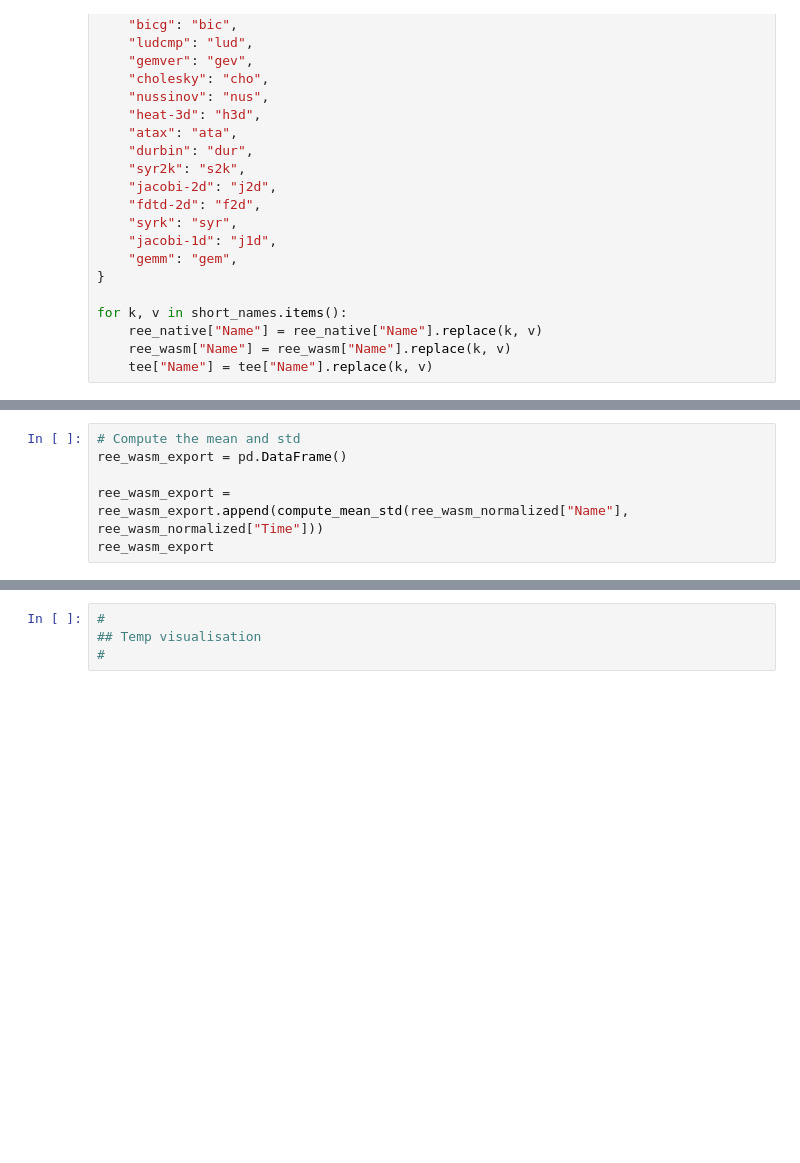
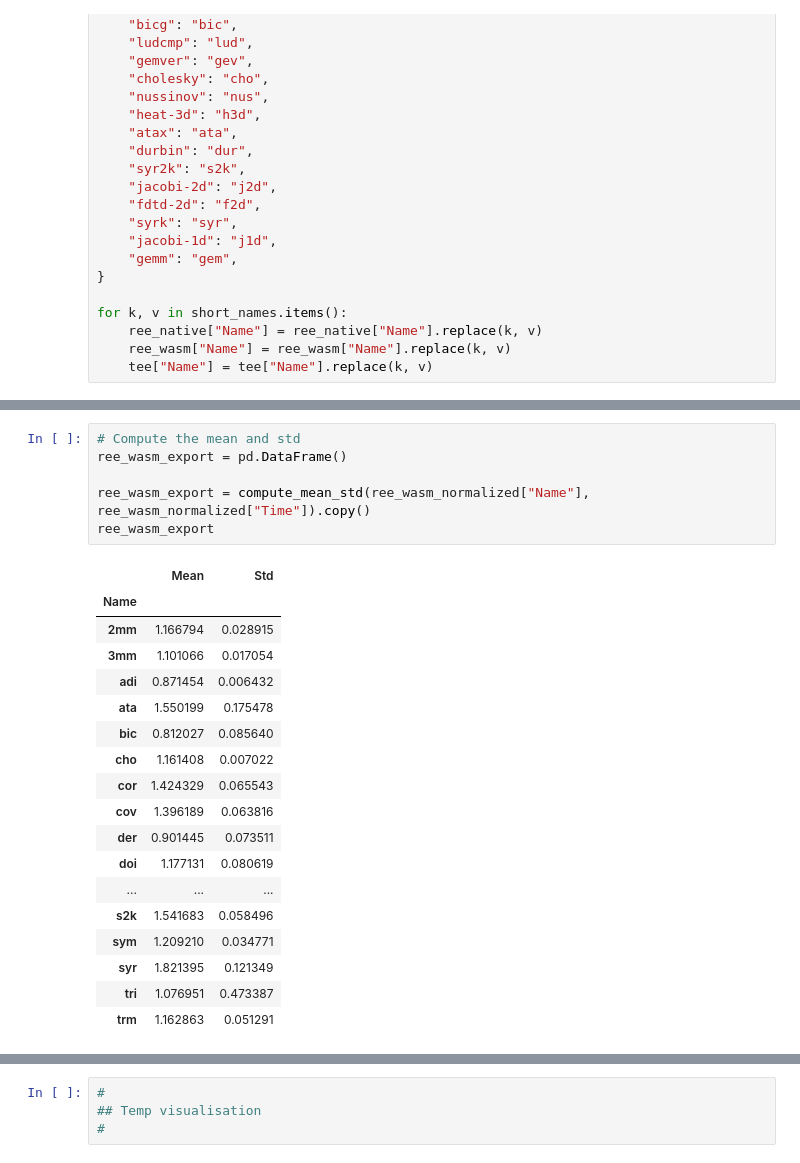
Before and after one commit to idlab-discover/watz, a Jupyter notebook: benchmarks/polybench/polybench_analysis.ipynb, the cells around one changed output, grey strips where cells are left out. Drawn from its saved outputs; the diff is of its cells as text; blank space fills up the shorter version.

```diff
--- a/benchmarks/polybench/polybench_analysis.ipynb
+++ b/benchmarks/polybench/polybench_analysis.ipynb
@@ -155,9 +302,28 @@ ree_native_export
 # %%
 # Compute the mean and std
 ree_wasm_export = pd.DataFrame()
 
-ree_wasm_export = ree_wasm_export.append(compute_mean_std(ree_wasm_normalized["Name"], ree_wasm_normalized["Time"]))
+ree_wasm_export = compute_mean_std(ree_wasm_normalized["Name"], ree_wasm_normalized["Time"]).copy()
 ree_wasm_export
+# %% [output]
+|  | Mean | Std |
+| Name |  |  |
+| 2mm | 1.166794 | 0.028915 |
+| 3mm | 1.101066 | 0.017054 |
+| adi | 0.871454 | 0.006432 |
+| ata | 1.550199 | 0.175478 |
+| bic | 0.812027 | 0.085640 |
+| cho | 1.161408 | 0.007022 |
+| cor | 1.424329 | 0.065543 |
+| cov | 1.396189 | 0.063816 |
+| der | 0.901445 | 0.073511 |
+| doi | 1.177131 | 0.080619 |
+| ... | ... | ... |
+| s2k | 1.541683 | 0.058496 |
+| sym | 1.209210 | 0.034771 |
+| syr | 1.821395 | 0.121349 |
+| tri | 1.076951 | 0.473387 |
+| trm | 1.162863 | 0.051291 |
 # %%
 # Compute the mean and std
 tee_export = pd.DataFrame()
```
Also changed, not shown: parts of 15 cells of this notebook, 25 other files.
